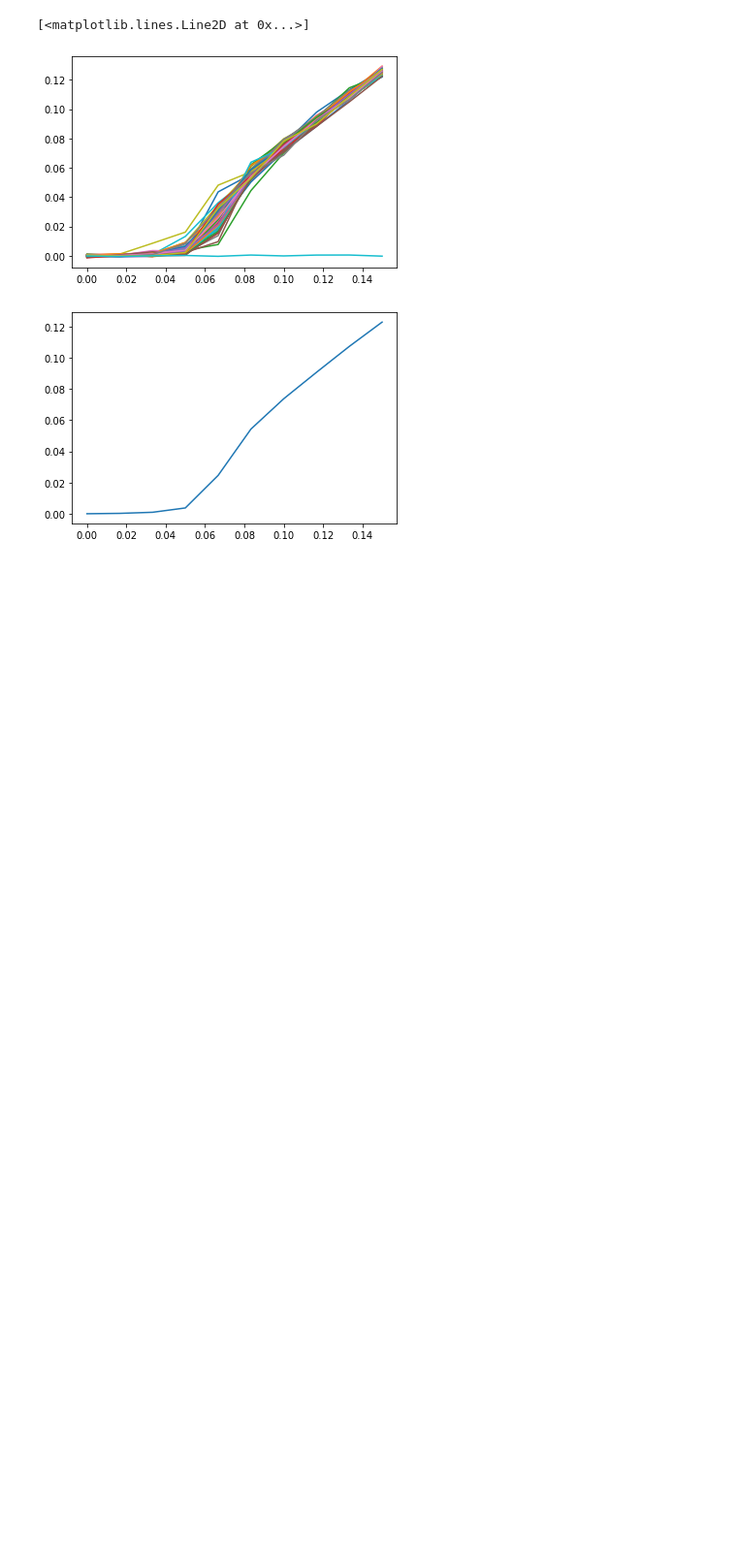
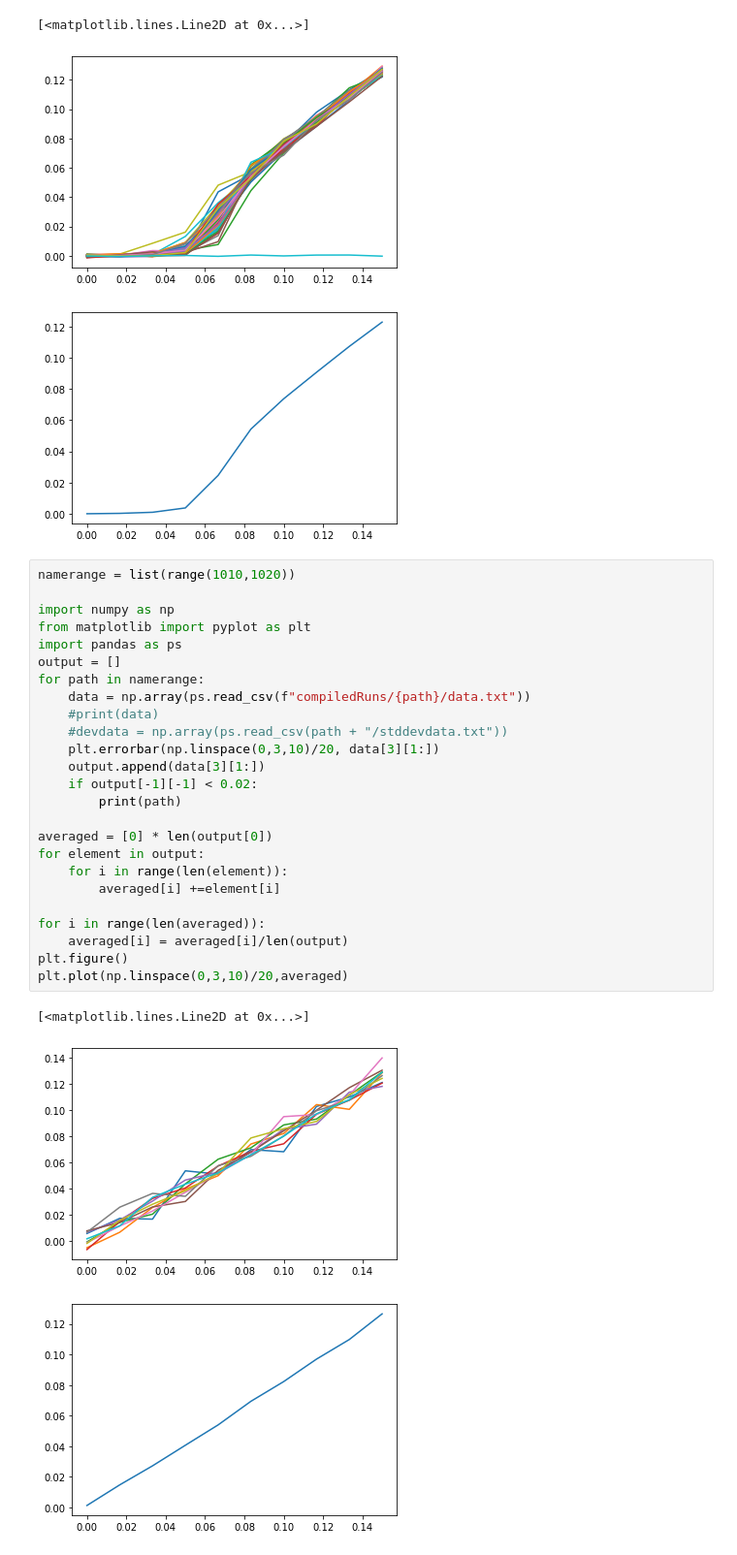
Before and after one commit to LevoSpacewars/Polymer-Tilt, a Jupyter notebook: graphs.ipynb, the cells around one changed output. Shown: that part at 97% size. Saved outputs shown, nothing was run; the diff lists cells and outputs as text; blank space fills up the shorter version.

```diff
--- a/graphs.ipynb
+++ b/graphs.ipynb
@@ -238,3 +238,32 @@ plt.plot(np.linspace(0,3,10)/20,averaged)
 [<matplotlib.lines.Line2D at 0x...>]
 [figure]
 [figure]
+# %%
+namerange = list(range(1010,1020))
+
+import numpy as np
+from matplotlib import pyplot as plt
+import pandas as ps
+output = []
+for path in namerange:
+    data = np.array(ps.read_csv(f"compiledRuns/{path}/data.txt"))
+    #print(data)
+    #devdata = np.array(ps.read_csv(path + "/stddevdata.txt"))
+    plt.errorbar(np.linspace(0,3,10)/20, data[3][1:])
+    output.append(data[3][1:])
+    if output[-1][-1] < 0.02:
+        print(path)
+
+averaged = [0] * len(output[0])
+for element in output:
+    for i in range(len(element)):
+        averaged[i] +=element[i]
+
+for i in range(len(averaged)):
+    averaged[i] = averaged[i]/len(output)
+plt.figure()
+plt.plot(np.linspace(0,3,10)/20,averaged)
+# %% [output]
+[<matplotlib.lines.Line2D at 0x...>]
+[figure, added]
+[figure, added]
```
Also changed, not shown: 1 other file.
